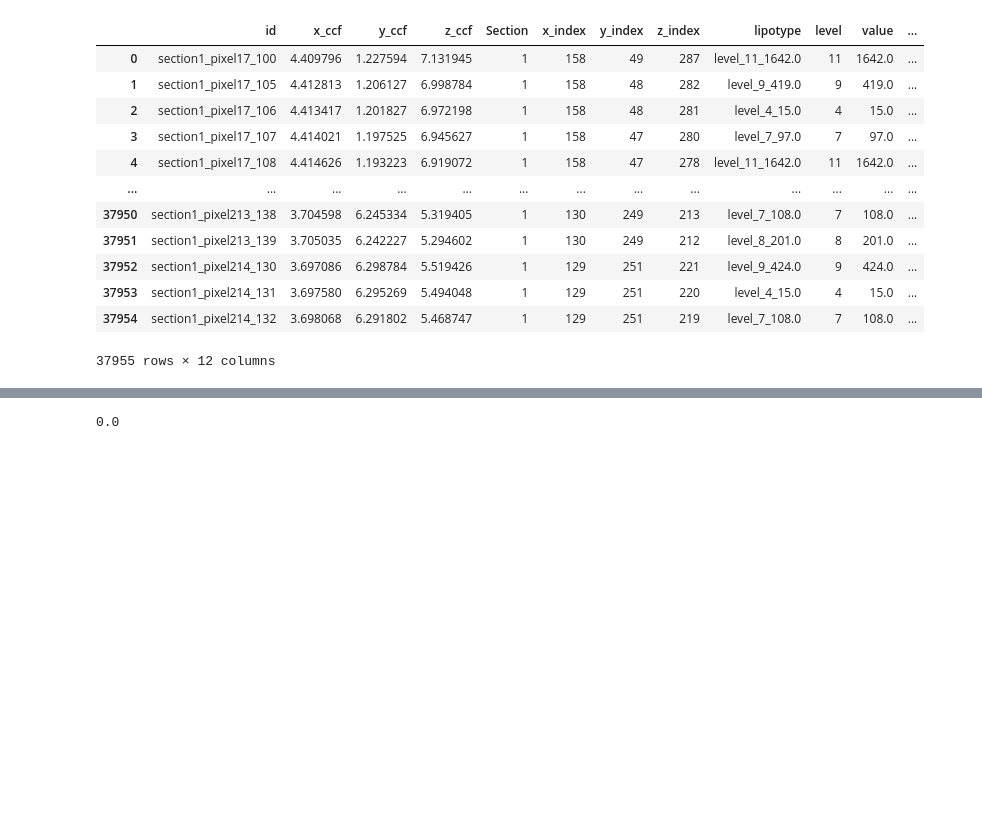
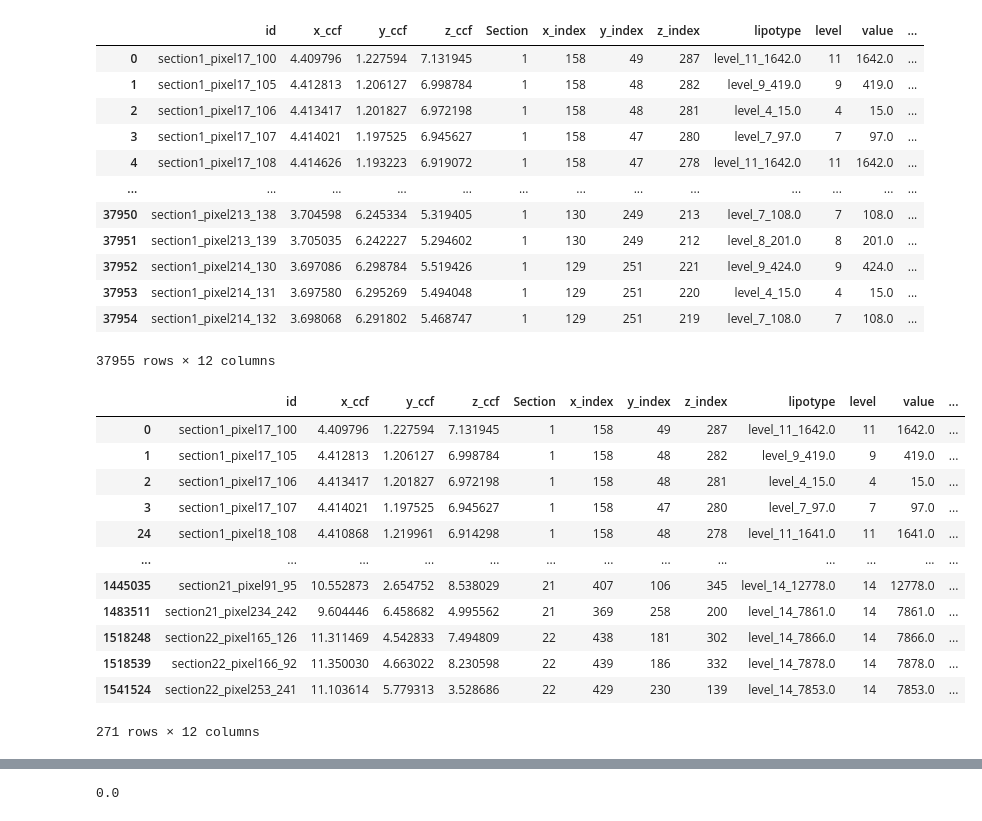
Before and after one commit to yanvow/lbae, a Jupyter notebook: notebooks/lipizones/lipizones.ipynb, the cells around one changed output, grey strips where cells are left out. Saved outputs shown, nothing was run; the diff lists cells and outputs as text; code cells hidden in the pictures; blank space fills up the shorter version.

```diff
--- a/notebooks/lipizones/lipizones.ipynb
+++ b/notebooks/lipizones/lipizones.ipynb
@@ -127,3 +127,21 @@ section1_df
 | 37953 | section1_pixel214_131 | 3.697580 | 6.295269 | 5.494048 | 1 | 129 | 251 | 220 | level_4_15.0 | 4 | 15.0 | ... |
 | 37954 | section1_pixel214_132 | 3.698068 | 6.291802 | 5.468747 | 1 | 129 | 251 | 219 | level_7_108.0 | 7 | 108.0 | ... |
 37955 rows × 12 columns
+# %%
+# remove duplicates in the lipotype column
+df.drop_duplicates(subset=['lipotype'], inplace=True)
+df
+# %% [output]
+|  | id | x_ccf | y_ccf | z_ccf | Section | x_index | y_index | z_index | lipotype | level | value | ... |
+| 0 | section1_pixel17_100 | 4.409796 | 1.227594 | 7.131945 | 1 | 158 | 49 | 287 | level_11_1642.0 | 11 | 1642.0 | ... |
+| 1 | section1_pixel17_105 | 4.412813 | 1.206127 | 6.998784 | 1 | 158 | 48 | 282 | level_9_419.0 | 9 | 419.0 | ... |
+| 2 | section1_pixel17_106 | 4.413417 | 1.201827 | 6.972198 | 1 | 158 | 48 | 281 | level_4_15.0 | 4 | 15.0 | ... |
+| 3 | section1_pixel17_107 | 4.414021 | 1.197525 | 6.945627 | 1 | 158 | 47 | 280 | level_7_97.0 | 7 | 97.0 | ... |
+| 24 | section1_pixel18_108 | 4.410868 | 1.219961 | 6.914298 | 1 | 158 | 48 | 278 | level_11_1641.0 | 11 | 1641.0 | ... |
+| ... | ... | ... | ... | ... | ... | ... | ... | ... | ... | ... | ... | ... |
+| 1445035 | section21_pixel91_95 | 10.552873 | 2.654752 | 8.538029 | 21 | 407 | 106 | 345 | level_14_12778.0 | 14 | 12778.0 | ... |
+| 1483511 | section21_pixel234_242 | 9.604446 | 6.458682 | 4.995562 | 21 | 369 | 258 | 200 | level_14_7861.0 | 14 | 7861.0 | ... |
+| 1518248 | section22_pixel165_126 | 11.311469 | 4.542833 | 7.494809 | 22 | 438 | 181 | 302 | level_14_7866.0 | 14 | 7866.0 | ... |
+| 1518539 | section22_pixel166_92 | 11.350030 | 4.663022 | 8.230598 | 22 | 439 | 186 | 332 | level_14_7878.0 | 14 | 7878.0 | ... |
+| 1541524 | section22_pixel253_241 | 11.103614 | 5.779313 | 3.528686 | 22 | 429 | 230 | 139 | level_14_7853.0 | 14 | 7853.0 | ... |
+271 rows × 12 columns
```
Also changed, not shown: parts of 1 cell of this notebook, 5 other files.
